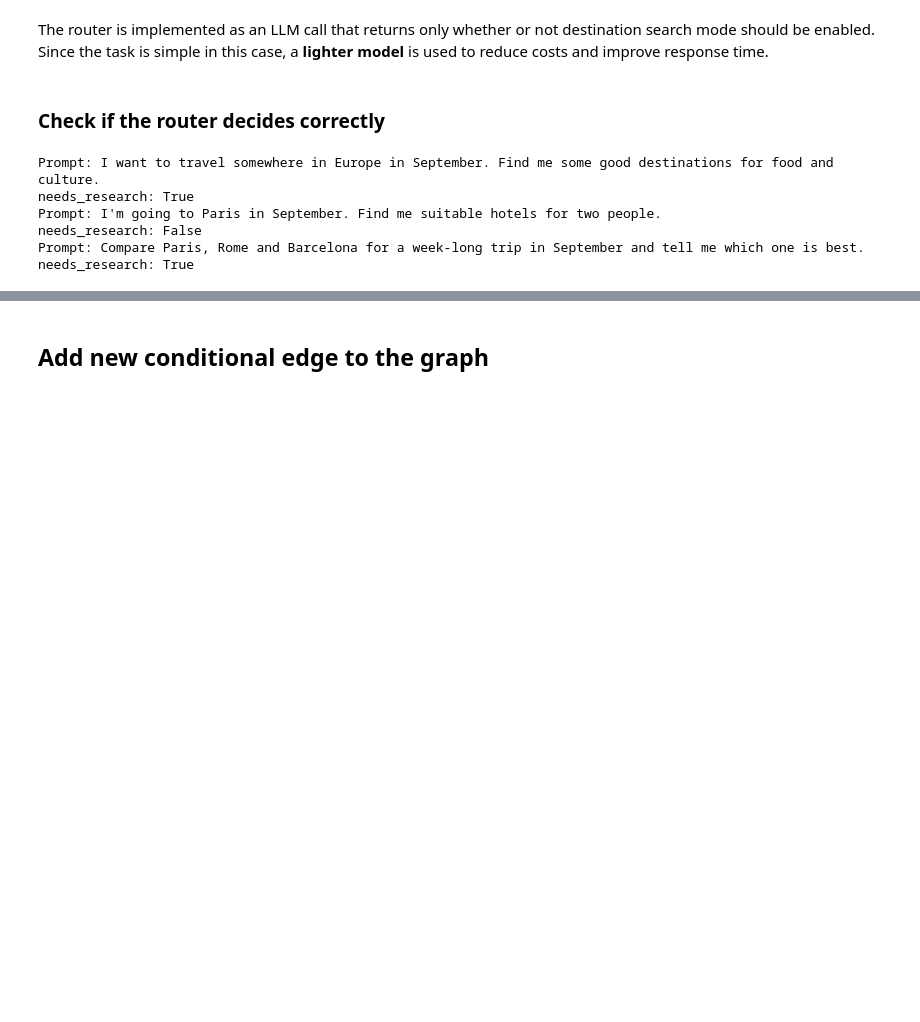
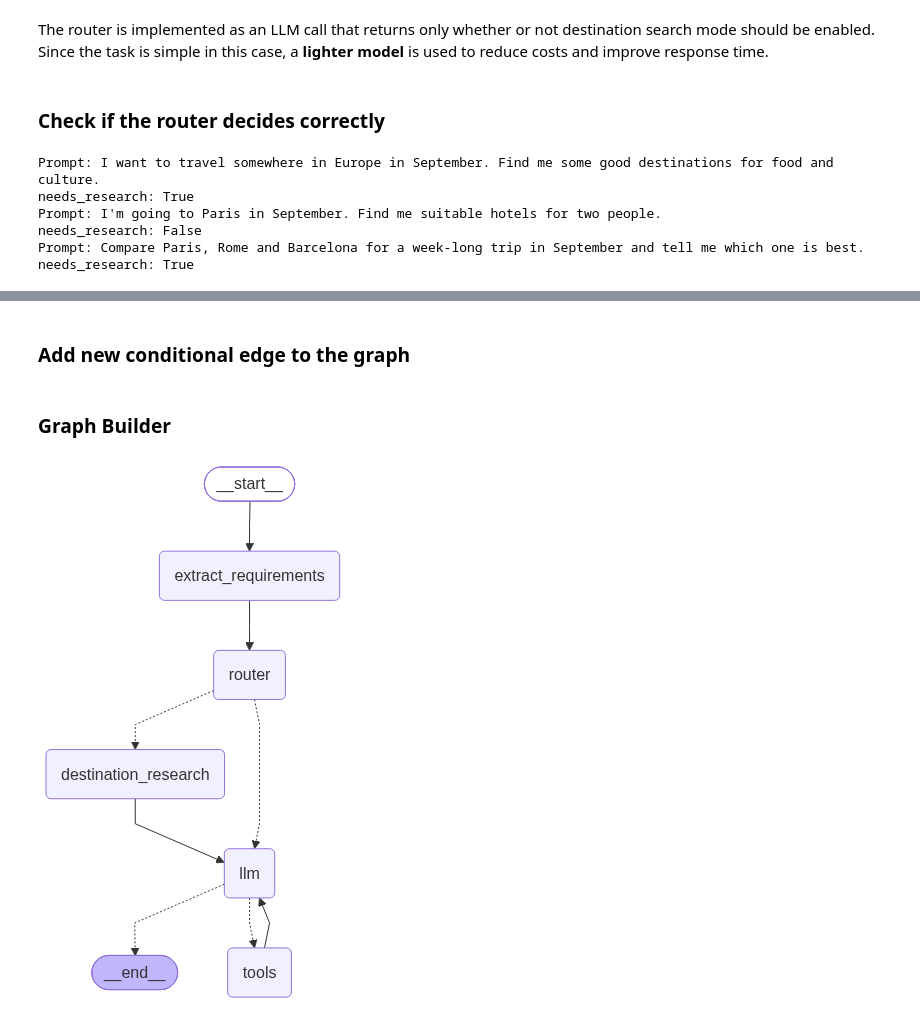
Before and after one commit to AndresCorSan/agentic-travel-planning-system, a Jupyter notebook: notebooks/phase4.ipynb, the cells around one changed output, grey strips where cells are left out. Saved outputs shown, nothing was run; the diff lists cells and outputs as text; code cells hidden in the pictures; blank space fills up the shorter version.

```diff
--- a/notebooks/phase4.ipynb
+++ b/notebooks/phase4.ipynb
@@ -174,7 +600,22 @@ needs_research: True
+# %%
+destination_llm = llm.with_structured_output(DestinationResearchResult)
+
+async def destination_research(state: TravelState):
+    requirements = state["requirements"]
+
+    response = await destination_llm.ainvoke([
+        SystemMessage(content=DESTINATION_RESEARCH_PROMPT),
+        SystemMessage(content=f"Current travel requirements:\n{requirements}"),
+        *sanitize_messages_for_llm(state["messages"]),
+    ])
+
+    return {
+        "destination_candidates": response.candidates
+    }
 # %% [markdown]
-## Add new conditional edge to the graph
+### Add new conditional edge to the graph
 # %%
 def route_destination_research(state: TravelState):
     if state["destination_research_needed"]:
-        return "discovery"
+        return "destination_research"
     return "llm"
@@ -212,0 +622,39 @@ async def destination_discovery(state):
+# %% [markdown]
+### Graph Builder
+# %%
+# Add short-term memory checkpointing
+checkpointer = InMemorySaver()
+
+builder = StateGraph(TravelState)
+
+# ---- Nodes ----
+builder.add_node("extract_requirements", extract_requirements)
+builder.add_node("router", research_router)
+builder.add_node("destination_research", destination_research)
+builder.add_node("llm", llm_node)
+builder.add_node("tools", ToolNode(tools))
+
+# ---- Edges ----
+builder.add_edge(START, "extract_requirements")
+builder.add_edge("extract_requirements", "router")
+
+builder.add_conditional_edges(
+    "router",
+    route_destination_research,
+    {
+        "destination_research": "destination_research",
+        "llm": "llm",
+    },
+)
+
+builder.add_edge("destination_research", "llm")
+
+builder.add_conditional_edges("llm", tools_condition)
+builder.add_edge("tools", "llm")
+
+# ---- Compile ----
+graph = builder.compile(checkpointer=checkpointer)
+
+display(Image(graph.get_graph().draw_mermaid_png()))
+# %% [output]
+[figure, added]
```
Also changed, not shown: parts of 27 cells of this notebook, 4 other files.
